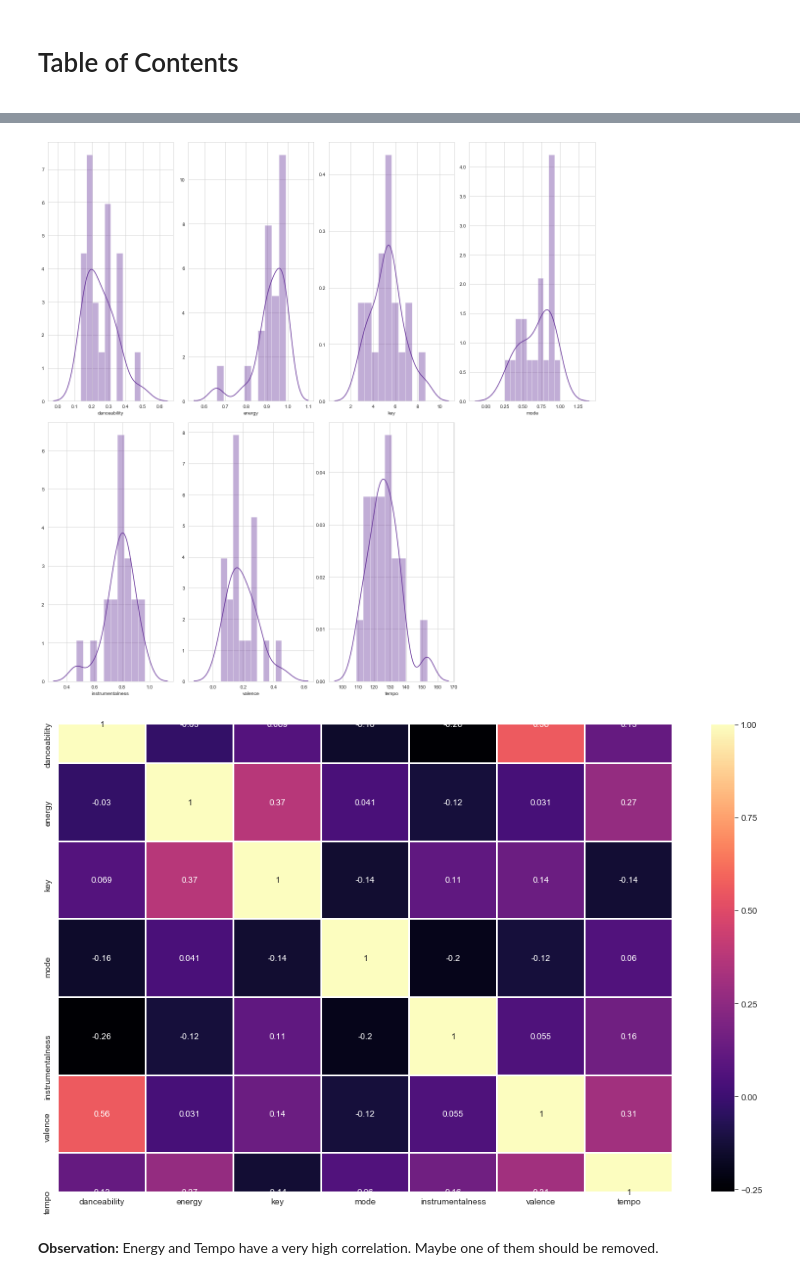
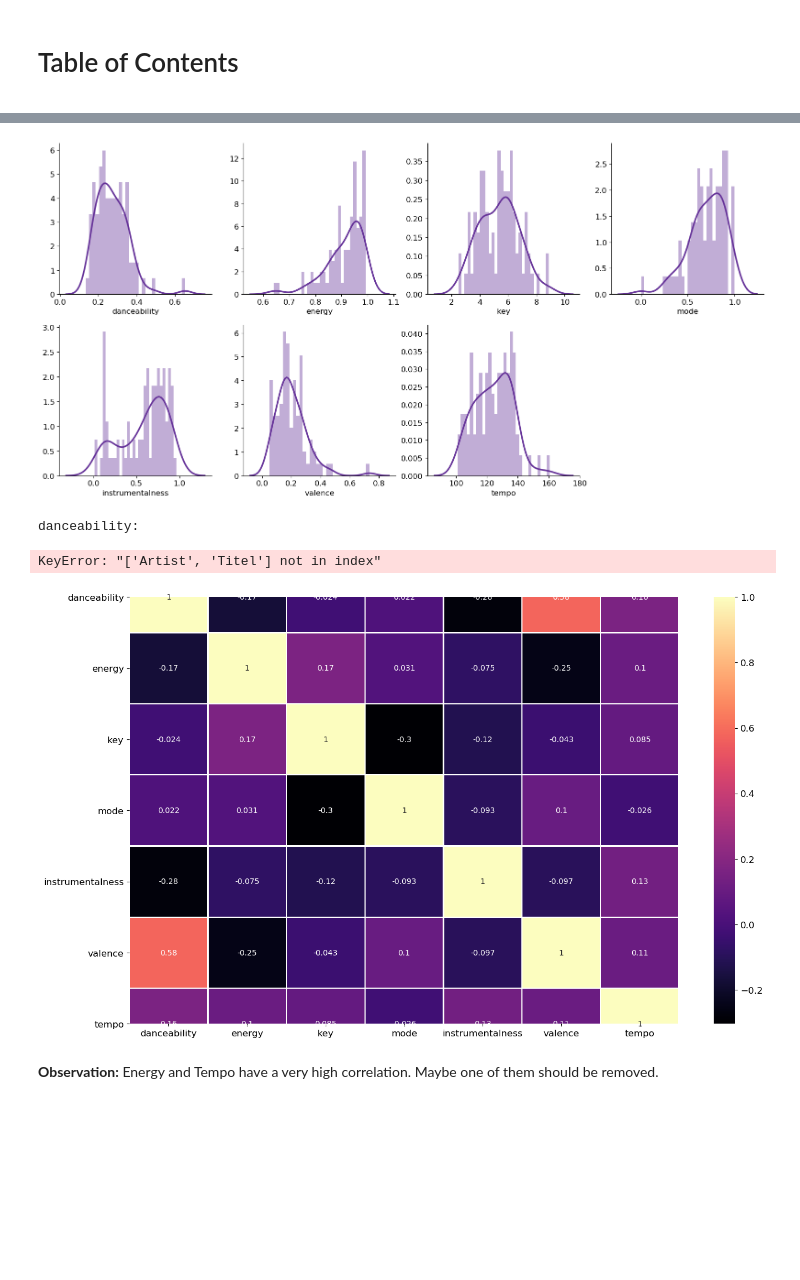
Before and after one commit to rbuerki/death-metal-disco, a Jupyter notebook: Untitled.ipynb, the cells around one changed output, grey strips where cells are left out. Cells and saved outputs as stored; diff of their text form; code cells hidden in the pictures; blank space fills up the shorter version.

Commit message:
re-run with whole collection

```diff
--- a/Untitled.ipynb
+++ b/Untitled.ipynb
@@ -13,27 +15,12 @@ from project import go_now
 import EDA_functions as EDA
 
 # visualization
+%matplotlib inline
 import matplotlib.pyplot as plt
-import seaborn as sns #, sns.set_style('whitegrid')
-color = 'rebeccapurple'
-%matplotlib inline
-
+plt.style.use(['default', 'raph-base'])
+import seaborn as sns
 
 from sklearn.preprocessing import minmax_scale
 from sklearn.decomposition import PCA
 from sklearn.cluster import KMeans
 from sklearn.metrics import silhouette_samples, silhouette_score
-# %%
-df_cols = ['danceability', 'energy', 'key', 'loudness', 'mode', 'instrumentalness',
-       'valence', 'tempo', 'duration_ms']
-# %%
-collection = pd.read_excel("data/dm_records_20-02-17.xlsx",
-                           encoding='utf-8')
-
-# albums_list = list(zip(collection["Artist"], collection['Titel']))
-
-album_df = (collection[["Artist", "Titel"]].
-            loc[collection["Genre"] == "Death Metal"])
-
-album_df = album_df.tail(20)
-print(album_df)
@@ -62,7 +48,7 @@ def create_albums_df(album_df, df_cols):
         try:
             audio_features = go_now(album[1], album[2])
             data_list.append(audio_features)
-        except:
+        except IOError:
             print(f"{album[2]} not found on Spotify")
             data_list.append(pd.Series(np.zeros(len(df_cols))))
 
@@ -99,14 +91,22 @@ album_data = album_data[['danceability', 'energy', 'key', 'mode',
 
 album_data = album_data.loc[album_data['danceability'] > 0]
 # %%
-EDA.plot_num_hist(album_data, bins=10)
+EDA.plot_num_hist(album_data, bins=30, figsize=(16,8))
 # %% [output]
-[figure, old version]
+[figure, new version]
+# %%
+for col in album_data.columns:
+    print(f"{col}:")
+    display(album_data[["Artist", "Titel", col]].nlargest(5, col))
+    display(album_data[["Artist", "Titel", col]].nsmallest(5, col))
+# %% [output]
+danceability:
+KeyError: "['Artist', 'Titel'] not in index"
 # %%
 # Check for high correlations
 EDA.plot_corr_map_num_all(album_data, figsize=(16,10))
 # %% [output]
-[figure, old version]
+[figure, new version]
 # %% [markdown]
 **Observation:** Energy and Tempo have a very high correlation. Maybe one of them should be removed.
 # %%
```
Also changed, not shown: parts of 13 cells of this notebook.
